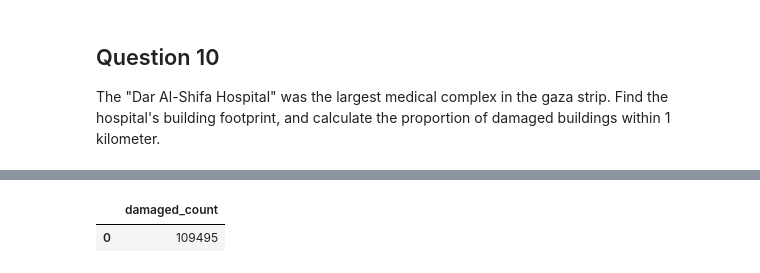
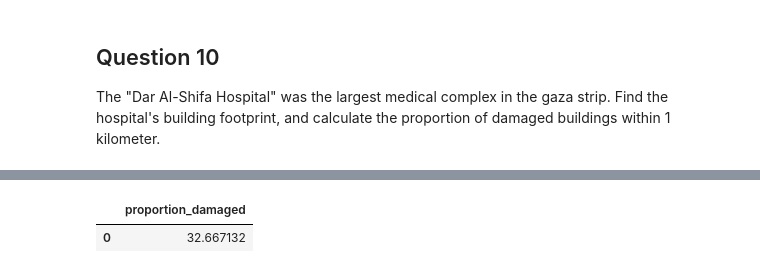
Before and after one commit to VeraLi0710/USS-study, a Jupyter notebook: W05_quiz_2025.ipynb, the cells around one changed output, grey strips where cells are left out. Drawn from its saved outputs; the diff is of its cells as text; code cells hidden in the pictures.

```diff
--- a/W05_quiz_2025.ipynb
+++ b/W05_quiz_2025.ipynb
@@ -445,20 +445,30 @@ WHERE name = 'Dar Al-Shifa Hospital';
 # %%
 %%sql
 
 WITH hospital AS (
     SELECT geom
     FROM gaza_buildings
     WHERE name = 'Dar Al-Shifa Hospital'
 ),
 
+total_buildings AS (
+    SELECT COUNT(*) AS total_count
+    FROM gaza_buildings
+    WHERE ST_DWithin(geom, (SELECT geom FROM hospital), 1000)
+),
+
 damaged_buildings AS (
     SELECT COUNT(*) AS damaged_count
     FROM gaza_buildings_damaged
     WHERE ST_DWithin(geom, (SELECT geom FROM hospital), 1000)
 )
 
 
-SELECT damaged_count FROM damaged_buildings;
+SELECT
+    (db.damaged_count * 100.0 / tb.total_count) AS proportion_damaged
+FROM
+    total_buildings tb,
+    damaged_buildings db;
 # %% [output]
-|  | damaged_count |
-| 0 | 109495 |
+|  | proportion_damaged |
+| 0 | 32.667132 |
```
Also changed, not shown: parts of 2 cells of this notebook.
